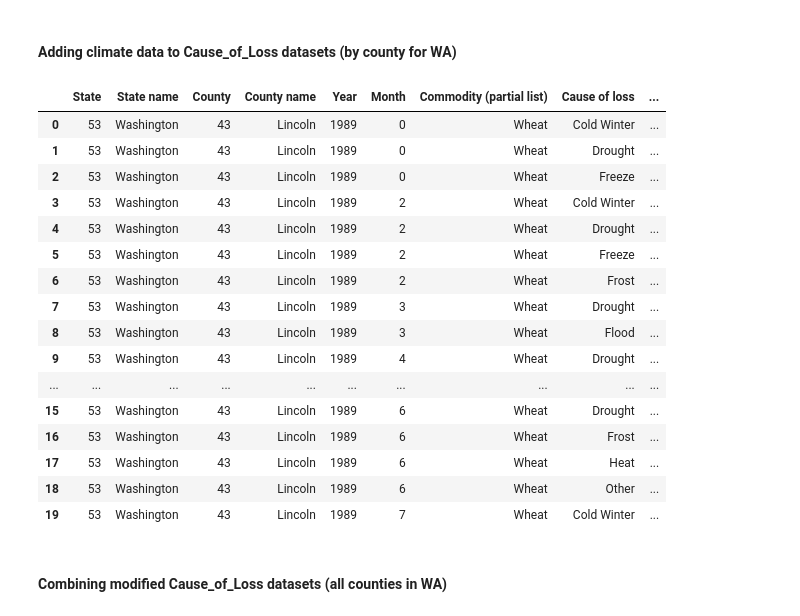
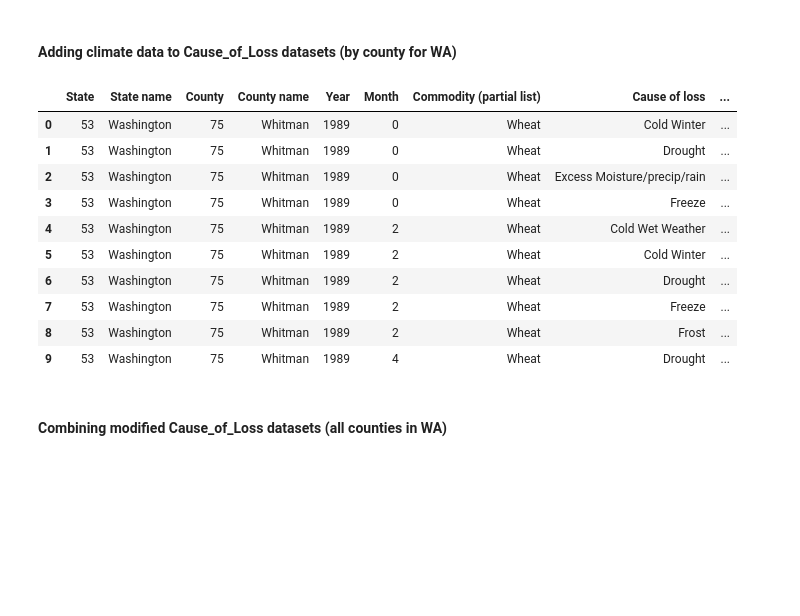
Before and after one commit to asmikumar/wheat-forecasting, a Jupyter notebook: climate_analyses.ipynb, the cells around one changed output. Saved outputs shown, nothing was run; the diff lists cells and outputs as text; code cells hidden in the pictures; blank space fills up the shorter version.

```diff
--- a/climate_analyses.ipynb
+++ b/climate_analyses.ipynb
@@ -230,50 +245,44 @@ df_loss_Skagit_merged = pd.merge(df_loss_Skagit, df_avg_temp_Skagit, how='left',
 df_loss_Skagit_merged = pd.merge(df_loss_Skagit_merged, df_min_temp_Skagit, how='left', on=['Year', 'Month'])
 df_loss_Skagit_merged = pd.merge(df_loss_Skagit_merged, df_max_temp_Skagit, how='left', on=['Year', 'Month'])
 df_loss_Skagit_merged = pd.merge(df_loss_Skagit_merged, df_precipitation_Skagit, how='left', on=['Year', 'Month'])
 df_loss_Skagit_merged = pd.merge(df_loss_Skagit_merged, df_drought_WA, how='left', on=['Year', 'Month'])
 
 # Spokane
 df_loss_Spokane = pd.read_csv("Data_KS_WA/WA/WA_Cause_of_Loss/WA_Spokane_Cause_of_Loss.csv")
 df_loss_Spokane.Month.replace({"Unspecified": 0}, inplace=True)
 df_loss_Spokane['Year'] = pd.to_numeric(df_loss_Spokane['Year'], downcast='integer')
 df_loss_Spokane['Month'] = pd.to_numeric(df_loss_Spokane['Month'], downcast='integer')
 df_loss_Spokane_merged = pd.merge(df_loss_Spokane, df_avg_temp_Spokane, how='left', on=['Year', 'Month'])
 df_loss_Spokane_merged = pd.merge(df_loss_Spokane_merged, df_min_temp_Spokane, how='left', on=['Year', 'Month'])
 df_loss_Spokane_merged = pd.merge(df_loss_Spokane_merged, df_max_temp_Spokane, how='left', on=['Year', 'Month'])
 df_loss_Spokane_merged = pd.merge(df_loss_Spokane_merged, df_precipitation_Spokane, how='left', on=['Year', 'Month'])
 df_loss_Spokane_merged = pd.merge(df_loss_Spokane_merged, df_drought_WA, how='left', on=['Year', 'Month'])
 
 # Whitman
 df_loss_Whitman = pd.read_csv("Data_KS_WA/WA/WA_Cause_of_Loss/WA_Whitman_Cause_of_Loss.csv")
 df_loss_Whitman.Month.replace({"Unspecified": 0}, inplace=True)
 df_loss_Whitman['Year'] = pd.to_numeric(df_loss_Whitman['Year'], downcast='integer')
 df_loss_Whitman['Month'] = pd.to_numeric(df_loss_Whitman['Month'], downcast='integer')
 df_loss_Whitman_merged = pd.merge(df_loss_Whitman, df_avg_temp_Whitman, how='left', on=['Year', 'Month'])
 df_loss_Whitman_merged = pd.merge(df_loss_Whitman_merged, df_min_temp_Whitman, how='left', on=['Year', 'Month'])
 df_loss_Whitman_merged = pd.merge(df_loss_Whitman_merged, df_max_temp_Whitman, how='left', on=['Year', 'Month'])
 df_loss_Whitman_merged = pd.merge(df_loss_Whitman_merged, df_precipitation_Whitman, how='left', on=['Year', 'Month'])
 df_loss_Whitman_merged = pd.merge(df_loss_Whitman_merged, df_drought_WA, how='left', on=['Year', 'Month'])
 
 # Testing
-df_loss_Lincoln_merged.head(20)
+df_loss_Whitman_merged.head(10)
 # %% [output]
 |  | State | State name | County | County name | Year | Month | Commodity (partial list) | Cause of loss | ... |
-| 0 | 53 | Washington | 43 | Lincoln | 1989 | 0 | Wheat | Cold Winter | ... |
-| 1 | 53 | Washington | 43 | Lincoln | 1989 | 0 | Wheat | Drought | ... |
-| 2 | 53 | Washington | 43 | Lincoln | 1989 | 0 | Wheat | Freeze | ... |
-| 3 | 53 | Washington | 43 | Lincoln | 1989 | 2 | Wheat | Cold Winter | ... |
-| 4 | 53 | Washington | 43 | Lincoln | 1989 | 2 | Wheat | Drought | ... |
-| 5 | 53 | Washington | 43 | Lincoln | 1989 | 2 | Wheat | Freeze | ... |
-| 6 | 53 | Washington | 43 | Lincoln | 1989 | 2 | Wheat | Frost | ... |
-| 7 | 53 | Washington | 43 | Lincoln | 1989 | 3 | Wheat | Drought | ... |
-| 8 | 53 | Washington | 43 | Lincoln | 1989 | 3 | Wheat | Flood | ... |
-| 9 | 53 | Washington | 43 | Lincoln | 1989 | 4 | Wheat | Drought | ... |
-| ... | ... | ... | ... | ... | ... | ... | ... | ... | ... |
-| 15 | 53 | Washington | 43 | Lincoln | 1989 | 6 | Wheat | Drought | ... |
-| 16 | 53 | Washington | 43 | Lincoln | 1989 | 6 | Wheat | Frost | ... |
-| 17 | 53 | Washington | 43 | Lincoln | 1989 | 6 | Wheat | Heat | ... |
-| 18 | 53 | Washington | 43 | Lincoln | 1989 | 6 | Wheat | Other | ... |
-| 19 | 53 | Washington | 43 | Lincoln | 1989 | 7 | Wheat | Cold Winter | ... |
+| 0 | 53 | Washington | 75 | Whitman | 1989 | 0 | Wheat | Cold Winter | ... |
+| 1 | 53 | Washington | 75 | Whitman | 1989 | 0 | Wheat | Drought | ... |
+| 2 | 53 | Washington | 75 | Whitman | 1989 | 0 | Wheat | Excess Moisture/precip/rain | ... |
+| 3 | 53 | Washington | 75 | Whitman | 1989 | 0 | Wheat | Freeze | ... |
+| 4 | 53 | Washington | 75 | Whitman | 1989 | 2 | Wheat | Cold Wet Weather | ... |
+| 5 | 53 | Washington | 75 | Whitman | 1989 | 2 | Wheat | Cold Winter | ... |
+| 6 | 53 | Washington | 75 | Whitman | 1989 | 2 | Wheat | Drought | ... |
+| 7 | 53 | Washington | 75 | Whitman | 1989 | 2 | Wheat | Freeze | ... |
+| 8 | 53 | Washington | 75 | Whitman | 1989 | 2 | Wheat | Frost | ... |
+| 9 | 53 | Washington | 75 | Whitman | 1989 | 4 | Wheat | Drought | ... |
 # %% [markdown]
 #### Combining modified Cause_of_Loss datasets (all counties in WA)
 # %%
```
Also changed, not shown: parts of 47 cells of this notebook, 17 other files.
